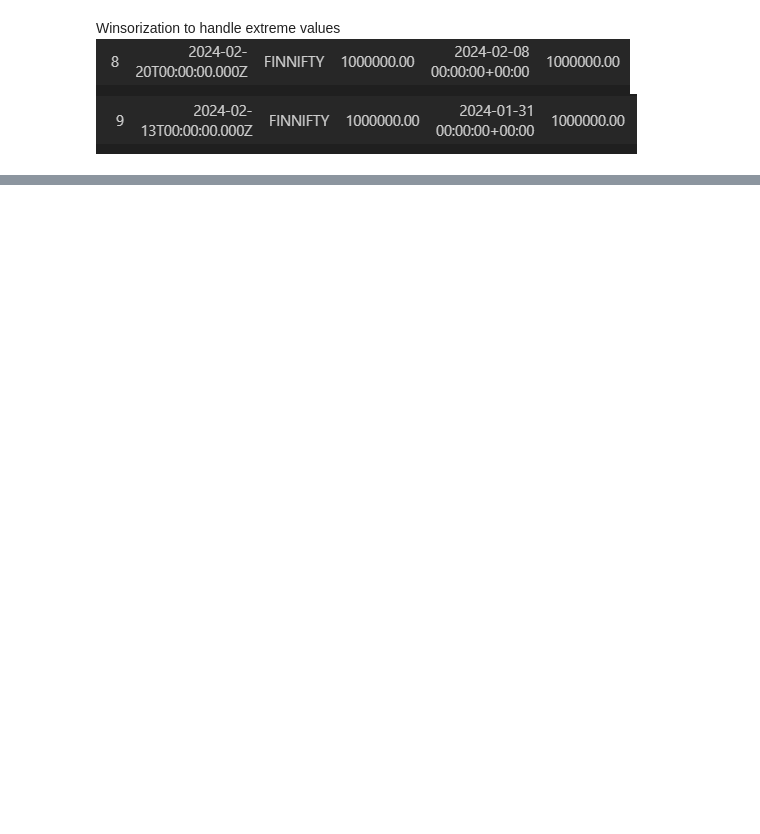
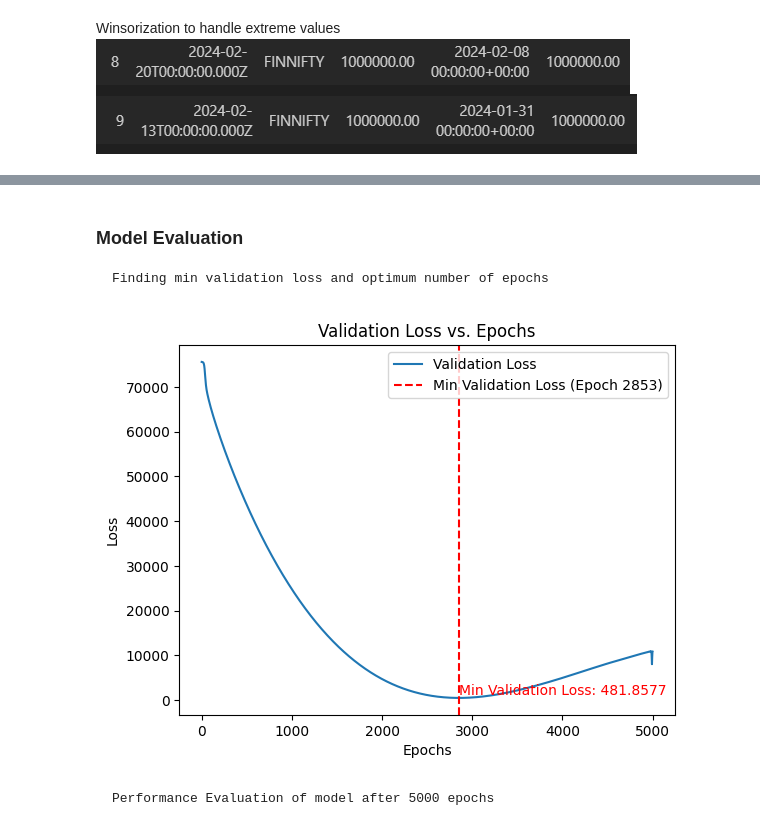
Before and after one commit to skillingshark/Yun_Solutions, a Jupyter notebook: STAT_Q1_Compulsory/STAT_Q1.ipynb, the cells around one changed output, grey strips where cells are left out. Drawn from its saved outputs; the diff is of its cells as text; code cells hidden in the pictures; blank space fills up the shorter version.

```diff
--- a/STAT_Q1_Compulsory/STAT_Q1.ipynb
+++ b/STAT_Q1_Compulsory/STAT_Q1.ipynb
@@ -293,0 +539,24 @@ R-squared (R2) value for Close: 0.8264976105687135
+# %% [markdown]
+### Model Evaluation
+    Finding min validation loss and optimum number of epochs
+# %%
+# Plot validation loss vs. epochs
+plt.plot(history.history['val_loss'], label='Validation Loss')
+plt.xlabel('Epochs')
+plt.ylabel('Loss')
+plt.title('Validation Loss vs. Epochs')
+
+# Find the epoch at which validation loss was minimum
+min_val_loss_epoch = np.argmin(history.history['val_loss'])
+min_val_loss = history.history['val_loss'][min_val_loss_epoch]
+
+# Mark the point corresponding to minimum validation loss
+plt.axvline(x=min_val_loss_epoch, color='r', linestyle='--', label=f'Min Validation Loss (Epoch {min_val_loss_epoch + 1})')
+plt.text(min_val_loss_epoch, min_val_loss, f'Min Validation Loss: {min_val_loss:.4f}', color='r', va='bottom')
+
+plt.legend()
+plt.show()
+# %% [output]
+[figure, added]
+# %% [markdown]
+    Performance Evaluation of model after 5000 epochs
```
Also changed, not shown: parts of 37 cells of this notebook.
